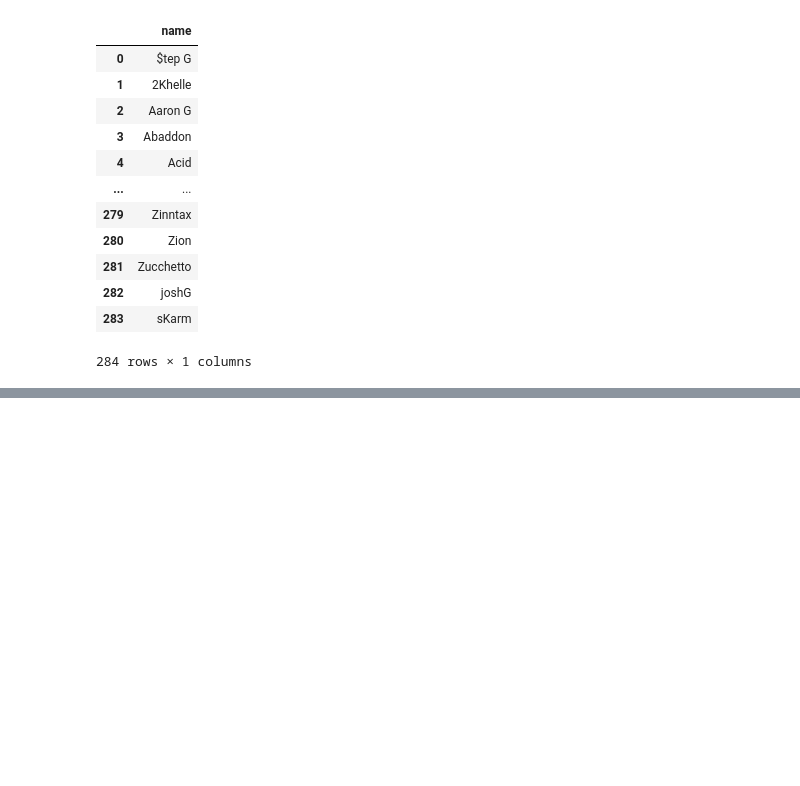
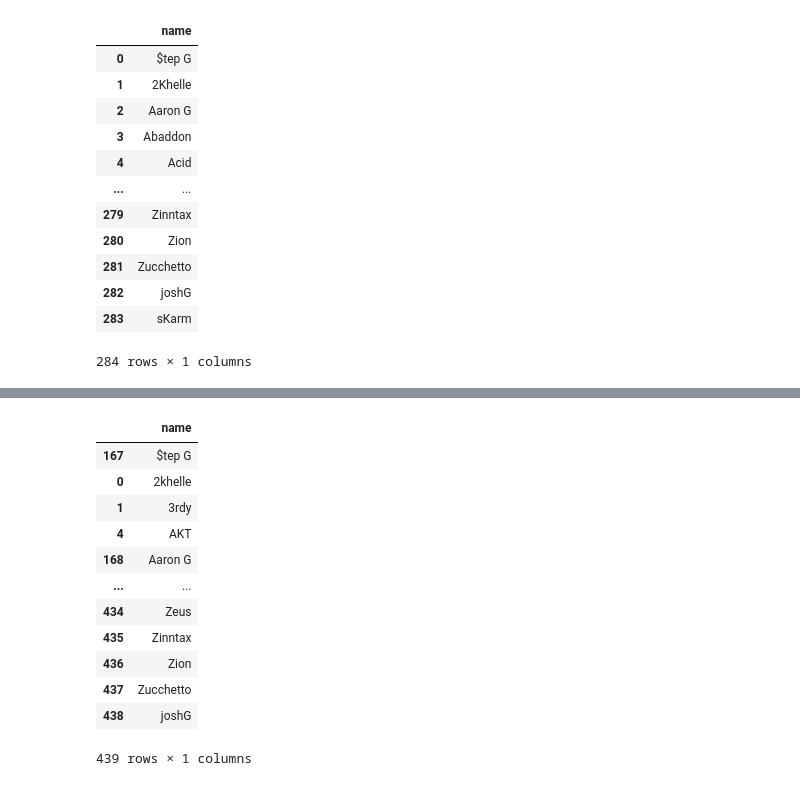
Before and after one commit to russluber/fliptop-analysis, a Jupyter notebook: notebooks/eda.ipynb, the cells around one changed output, grey strips where cells are left out. Drawn from its saved outputs; the diff is of its cells as text; code cells hidden in the pictures; blank space fills up the shorter version.

```diff
--- a/notebooks/eda.ipynb
+++ b/notebooks/eda.ipynb
@@ -812,0 +829,29 @@ unofficial_emcees
+# %%
+# Step 1: Extract name columns
+official_names = emcees_df['name'].str.strip().str.lower()
+unofficial_names = unofficial_emcees['name'].str.strip().str.lower()
+
+# Step 2: Filter only names not already in official list
+new_names = unofficial_emcees[~unofficial_names.isin(official_names)].copy()
+
+# Step 3: Append new names to emcees_df
+emcees_df_updated = pd.concat([emcees_df, new_names], ignore_index=True)
+
+# Optional: Drop duplicates just in case
+emcees_df_updated.drop_duplicates(subset='name', inplace=True)
+# %%
+emcees_df_updated.sort_values(by="name")
+# %% [output]
+|  | name |
+| 167 | $tep G |
+| 0 | 2khelle |
+| 1 | 3rdy |
+| 4 | AKT |
+| 168 | Aaron G |
+| ... | ... |
+| 434 | Zeus |
+| 435 | Zinntax |
+| 436 | Zion |
+| 437 | Zucchetto |
+| 438 | joshG |
+439 rows × 1 columns
```
Also changed, not shown: parts of 10 cells of this notebook.
